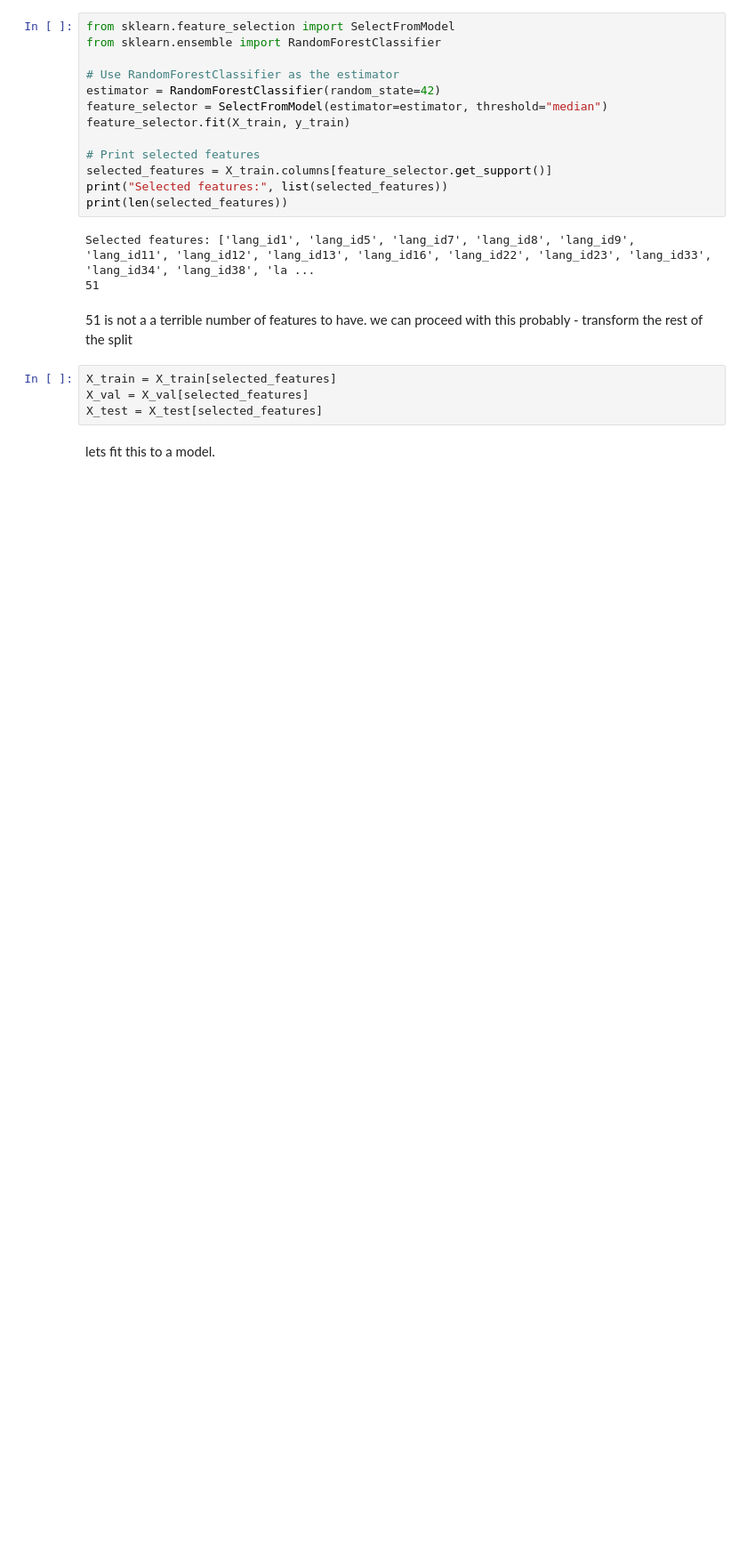
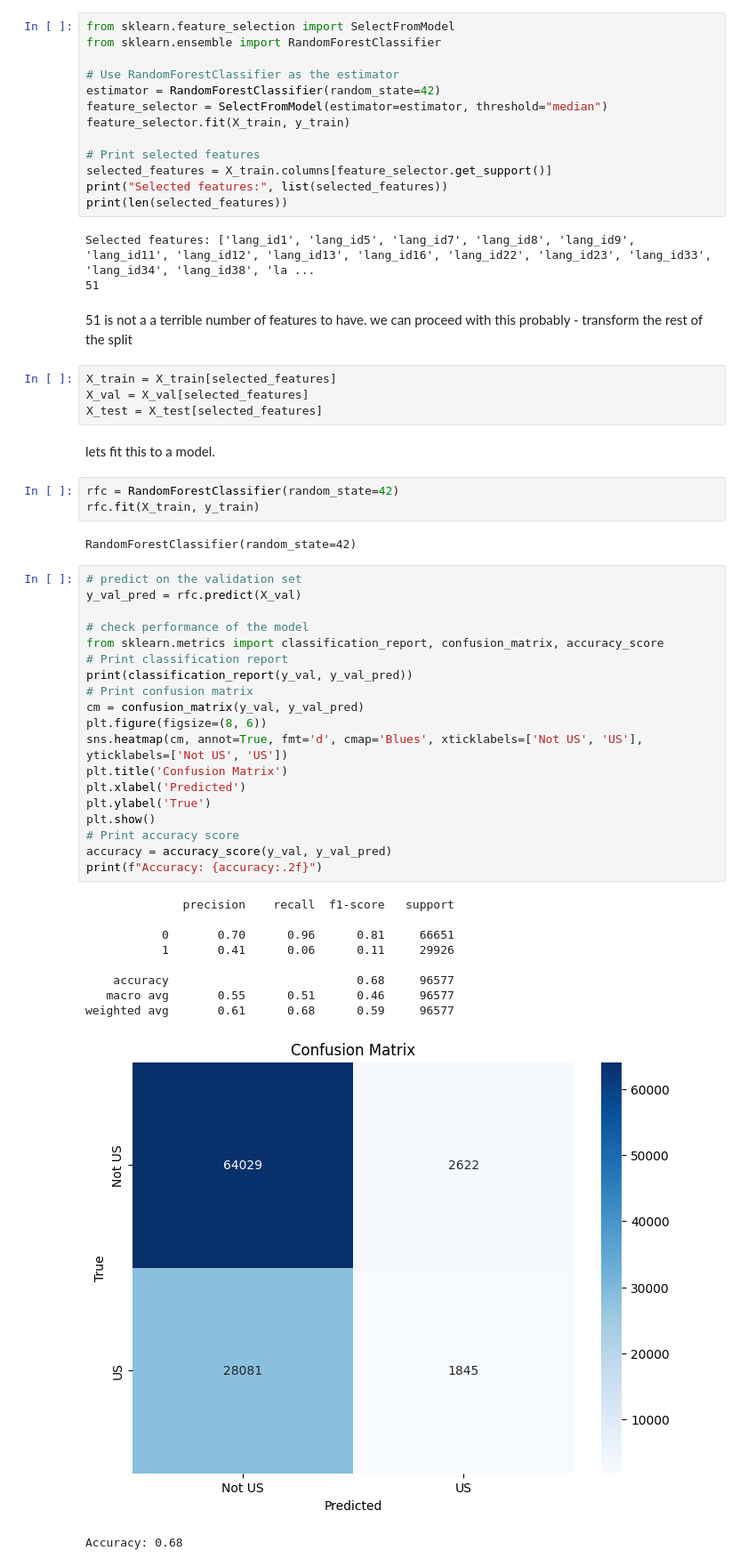
Before and after one commit to Ayan-Sengupta/us_location_identifier, a Jupyter notebook: src/experiment.ipynb, the cells around one changed output. Shown at 89% size. Saved outputs shown, nothing was run; the diff lists cells and outputs as text; blank space fills up the shorter version.

Commit message:
random forest classifier as the baseline model + basic hyperparameter tuning
Signed-off-by: Ayan Sengupta <asengupta.mlg@gmail.com>

```diff
--- a/src/experiment.ipynb
+++ b/src/experiment.ipynb
@@ -160,3 +176,38 @@ X_val = X_val[selected_features]
 X_test = X_test[selected_features]
 # %% [markdown]
 lets fit this to a model.
+# %%
+rfc = RandomForestClassifier(random_state=42)
+rfc.fit(X_train, y_train)
+# %% [output]
+RandomForestClassifier(random_state=42)
+# %%
+# predict on the validation set
+y_val_pred = rfc.predict(X_val)
+
+# check performance of the model
+from sklearn.metrics import classification_report, confusion_matrix, accuracy_score
+# Print classification report
+print(classification_report(y_val, y_val_pred))
+# Print confusion matrix
+cm = confusion_matrix(y_val, y_val_pred)
+plt.figure(figsize=(8, 6))
+sns.heatmap(cm, annot=True, fmt='d', cmap='Blues', xticklabels=['Not US', 'US'], yticklabels=['Not US', 'US'])
+plt.title('Confusion Matrix')
+plt.xlabel('Predicted')
+plt.ylabel('True')
+plt.show()
+# Print accuracy score
+accuracy = accuracy_score(y_val, y_val_pred)
+print(f"Accuracy: {accuracy:.2f}")
+# %% [output]
+              precision    recall  f1-score   support
+
+           0       0.70      0.96      0.81     66651
+           1       0.41      0.06      0.11     29926
+
+    accuracy                           0.68     96577
+   macro avg       0.55      0.51      0.46     96577
+weighted avg       0.61      0.68      0.59     96577
+[figure, added]
+Accuracy: 0.68
```
Also changed, not shown: parts of 7 cells of this notebook, 1 other file.
